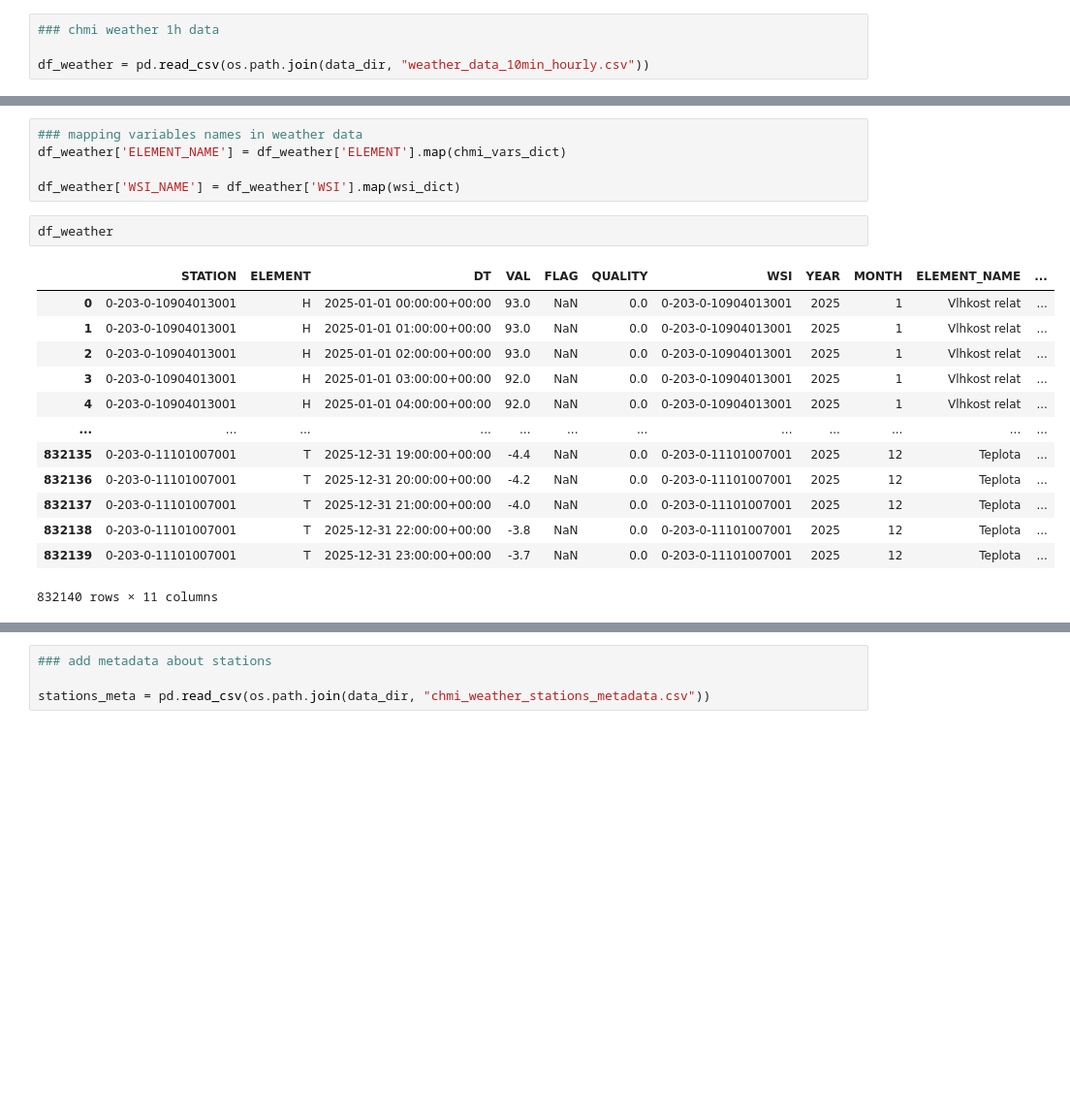
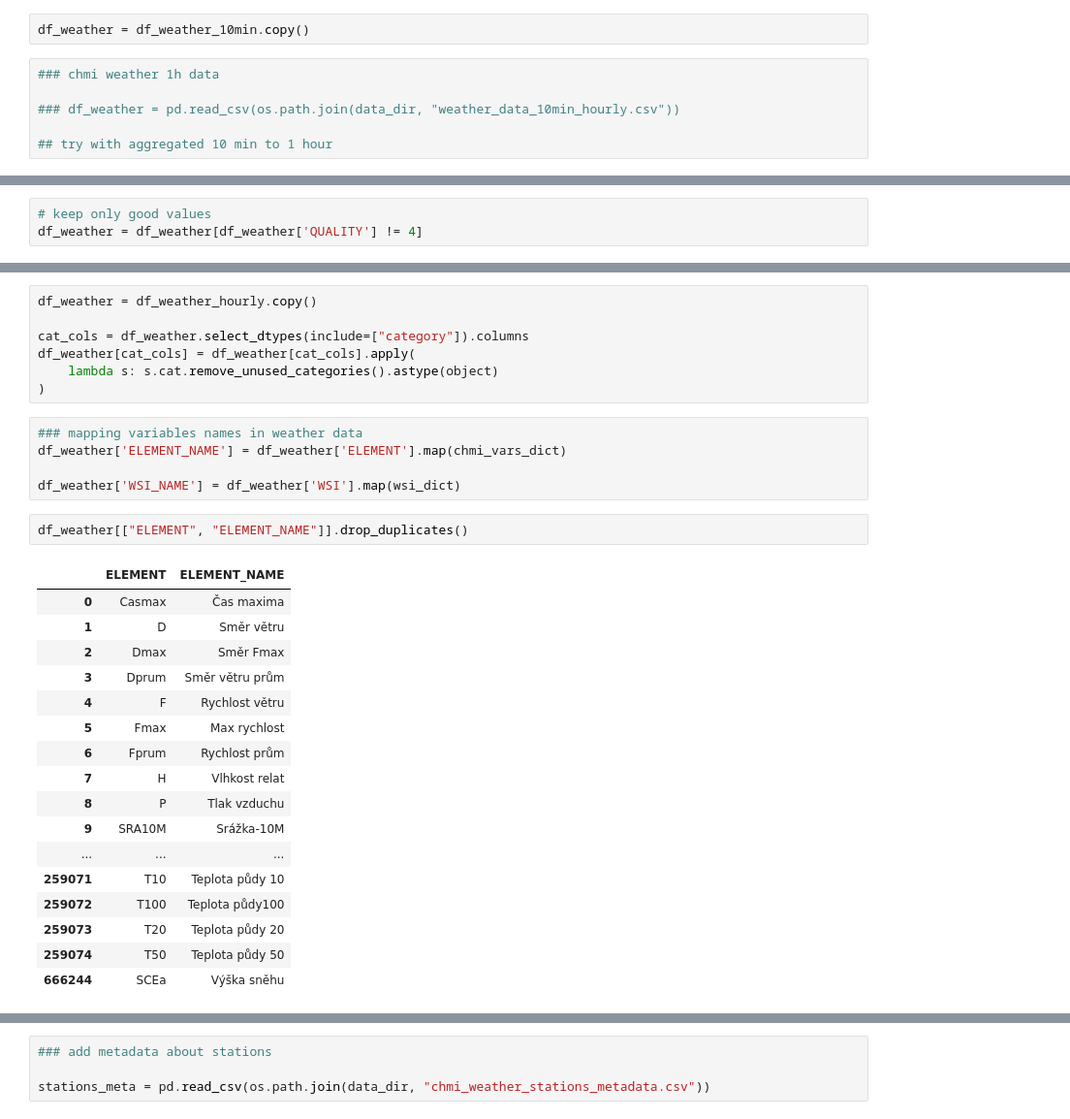
Before and after one commit to jayjay7788/Data-Processing-in-Python---Project, a Jupyter notebook: notebooks/data processing draft.ipynb, the cells around one changed output, grey strips where cells are left out. Shown at 97% size. Drawn from its saved outputs; the diff is of its cells as text; blank space fills up the shorter version.

```diff
--- a/notebooks/data processing draft.ipynb
+++ b/notebooks/data processing draft.ipynb
@@ -143,7 +135,11 @@ df_weather_10min = pd.read_csv(os.path.join(data_dir, "weather_data_10min.csv"))
+# %%
+df_weather = df_weather_10min.copy()
 # %%
 ### chmi weather 1h data
 
-df_weather = pd.read_csv(os.path.join(data_dir, "weather_data_10min_hourly.csv"))
+### df_weather = pd.read_csv(os.path.join(data_dir, "weather_data_10min_hourly.csv"))
+
+## try with aggregated 10 min to 1 hour
 # %%
 df_weather.head()
 # %% [output]
@@ -173,0 +178,3 @@ array([0., 3., 4.])
+# %%
+# keep only good values
+df_weather = df_weather[df_weather['QUALITY'] != 4]
@@ -174,21 +243,32 @@ array([0., 3., 4.])
+# %%
+df_weather = df_weather_hourly.copy()
+
+cat_cols = df_weather.select_dtypes(include=["category"]).columns
+df_weather[cat_cols] = df_weather[cat_cols].apply(
+    lambda s: s.cat.remove_unused_categories().astype(object)
+)
 # %%
 ### mapping variables names in weather data
 df_weather['ELEMENT_NAME'] = df_weather['ELEMENT'].map(chmi_vars_dict)
 
 df_weather['WSI_NAME'] = df_weather['WSI'].map(wsi_dict)
 # %%
-df_weather
+df_weather[["ELEMENT", "ELEMENT_NAME"]].drop_duplicates()
 # %% [output]
-|  | STATION | ELEMENT | DT | VAL | FLAG | QUALITY | WSI | YEAR | MONTH | ELEMENT_NAME | ... |
-| 0 | 0-203-0-10904013001 | H | 2025-01-01 00:00:00+00:00 | 93.0 | NaN | 0.0 | 0-203-0-10904013001 | 2025 | 1 | Vlhkost relat | ... |
-| 1 | 0-203-0-10904013001 | H | 2025-01-01 01:00:00+00:00 | 93.0 | NaN | 0.0 | 0-203-0-10904013001 | 2025 | 1 | Vlhkost relat | ... |
-| 2 | 0-203-0-10904013001 | H | 2025-01-01 02:00:00+00:00 | 93.0 | NaN | 0.0 | 0-203-0-10904013001 | 2025 | 1 | Vlhkost relat | ... |
-| 3 | 0-203-0-10904013001 | H | 2025-01-01 03:00:00+00:00 | 92.0 | NaN | 0.0 | 0-203-0-10904013001 | 2025 | 1 | Vlhkost relat | ... |
-| 4 | 0-203-0-10904013001 | H | 2025-01-01 04:00:00+00:00 | 92.0 | NaN | 0.0 | 0-203-0-10904013001 | 2025 | 1 | Vlhkost relat | ... |
-| ... | ... | ... | ... | ... | ... | ... | ... | ... | ... | ... | ... |
-| 832135 | 0-203-0-11101007001 | T | 2025-12-31 19:00:00+00:00 | -4.4 | NaN | 0.0 | 0-203-0-11101007001 | 2025 | 12 | Teplota | ... |
-| 832136 | 0-203-0-11101007001 | T | 2025-12-31 20:00:00+00:00 | -4.2 | NaN | 0.0 | 0-203-0-11101007001 | 2025 | 12 | Teplota | ... |
-| 832137 | 0-203-0-11101007001 | T | 2025-12-31 21:00:00+00:00 | -4.0 | NaN | 0.0 | 0-203-0-11101007001 | 2025 | 12 | Teplota | ... |
-| 832138 | 0-203-0-11101007001 | T | 2025-12-31 22:00:00+00:00 | -3.8 | NaN | 0.0 | 0-203-0-11101007001 | 2025 | 12 | Teplota | ... |
-| 832139 | 0-203-0-11101007001 | T | 2025-12-31 23:00:00+00:00 | -3.7 | NaN | 0.0 | 0-203-0-11101007001 | 2025 | 12 | Teplota | ... |
+|  | ELEMENT | ELEMENT_NAME |
+| 0 | Casmax | Čas maxima |
+| 1 | D | Směr větru |
+| 2 | Dmax | Směr Fmax |
+| 3 | Dprum | Směr větru prům |
+| 4 | F | Rychlost větru |
+| 5 | Fmax | Max rychlost |
+| 6 | Fprum | Rychlost prům |
+| 7 | H | Vlhkost relat |
+| 8 | P | Tlak vzduchu |
+| 9 | SRA10M | Srážka-10M |
+| ... | ... | ... |
+| 259071 | T10 | Teplota půdy 10 |
+| 259072 | T100 | Teplota půdy100 |
+| 259073 | T20 | Teplota půdy 20 |
+| 259074 | T50 | Teplota půdy 50 |
+| 666244 | SCEa | Výška sněhu |
-832140 rows × 11 columns
```
Also changed, not shown: parts of 54 cells of this notebook.
